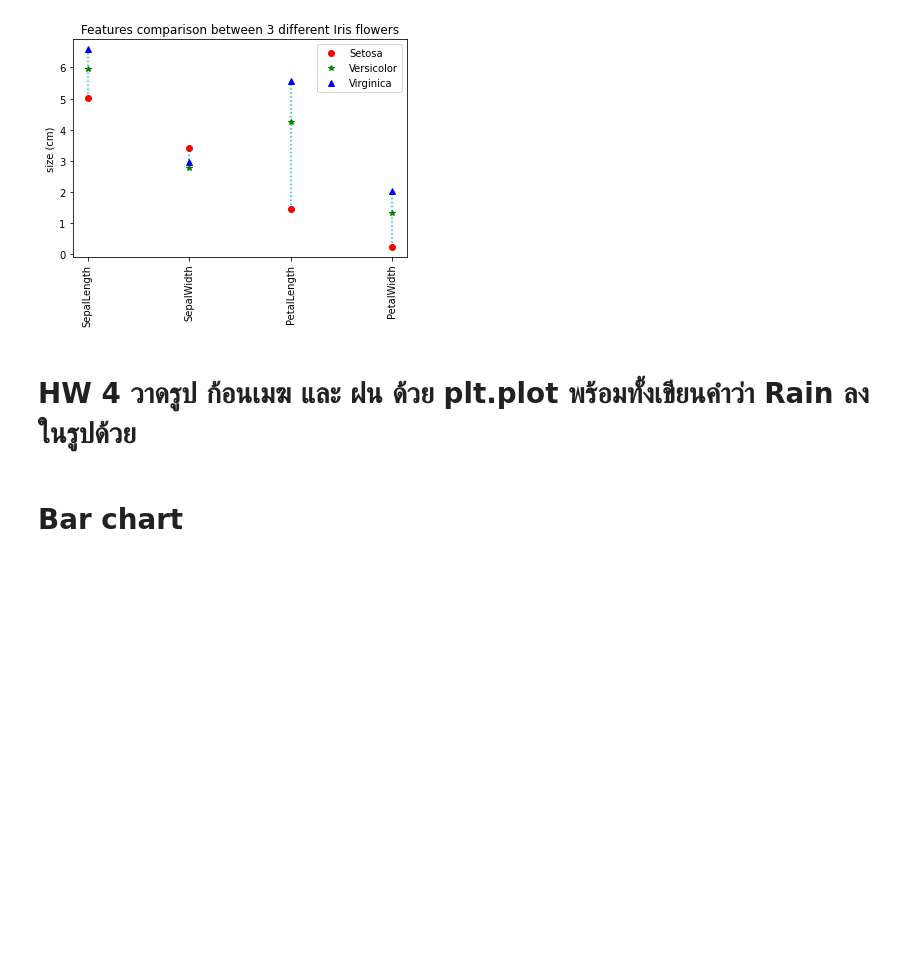
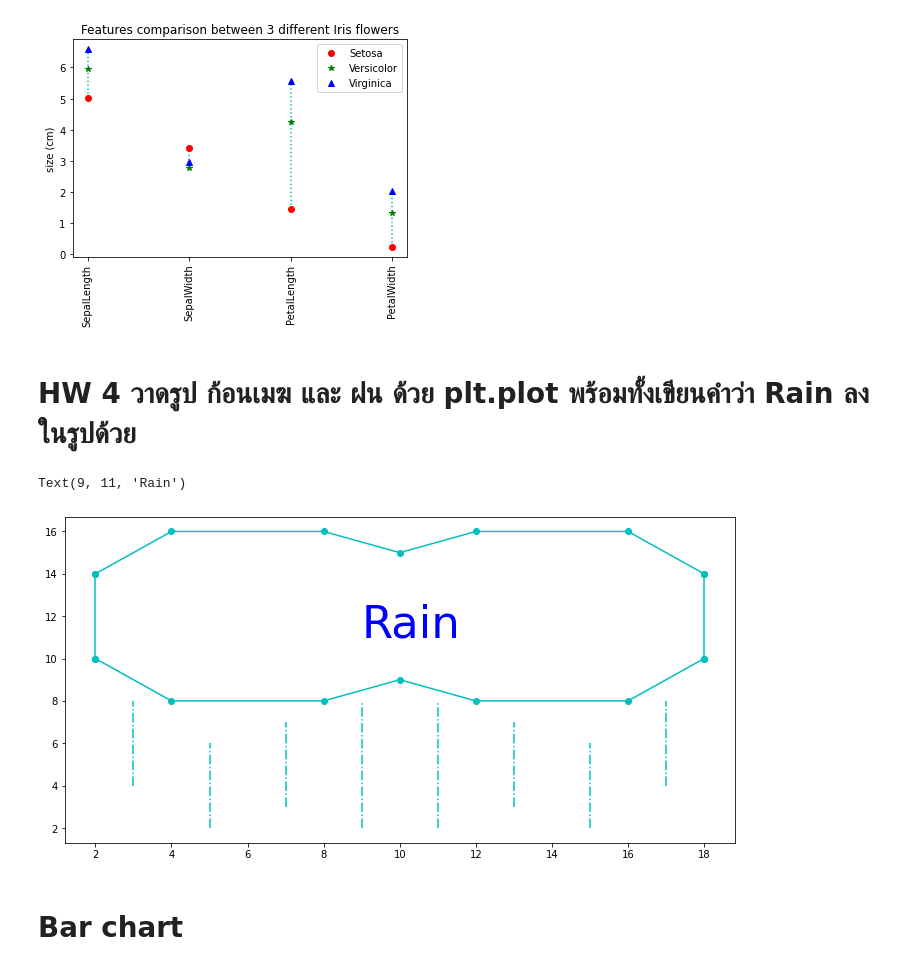
Before and after one commit to bunnybbear/BasicProg_DataViz65, a Jupyter notebook: DataViz04_Data_Comparison.ipynb, the cells around one changed output. Saved outputs shown, nothing was run; the diff lists cells and outputs as text; code cells hidden in the pictures; blank space fills up the shorter version.

```diff
--- a/DataViz04_Data_Comparison.ipynb
+++ b/DataViz04_Data_Comparison.ipynb
@@ -175,6 +175,27 @@ plt.ylabel('size (cm)');
 [figure]
 # %% [markdown]
 # HW 4 วาดรูป ก้อนเมฆ และ ฝน ด้วย plt.plot พร้อมทั้งเขียนคำว่า Rain ลงในรูปด้วย
+# %%
+# ก้อนเมฆ
+plt.plot([2,2],[10,14],'co-')
+plt.plot([18,18],[10,14],'co-')
+plt.plot([2,4,8,10,12,16,18],[10,8,8,9,8,8,10],'co-')
+plt.plot([2,4,8,10,12,16,18],[14,16,16,15,16,16,14],'co-')
+
+# ฝน
+plt.plot([3,3],[4,8],'c-.')
+plt.plot([5,5],[2,6],'c-.')
+plt.plot([7,7],[3,7],'c-.')
+plt.plot([9,9],[2,8],'c-.')
+plt.plot([11,11],[2,8],'c-.')
+plt.plot([13,13],[3,7],'c-.')
+plt.plot([15,15],[2,6],'c-.')
+plt.plot([17,17],[4,8],'c-.')
+
+plt.text(9,11, 'Rain', fontsize=45, color='b')
+# %% [output]
+Text(9, 11, 'Rain')
+[figure, added]
 # %% [markdown]
  # Bar chart
 # %%
```
Also changed, not shown: parts of 20 cells of this notebook.
